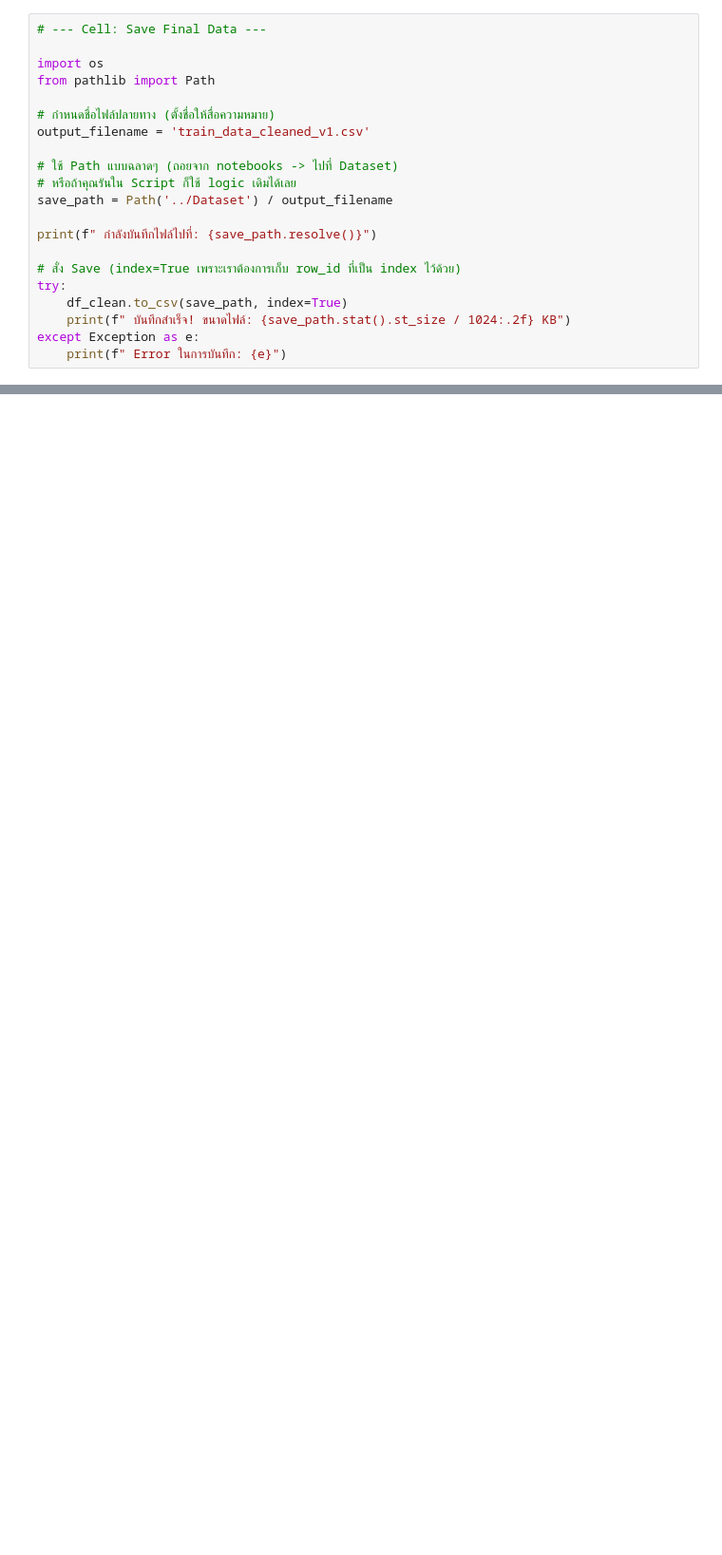
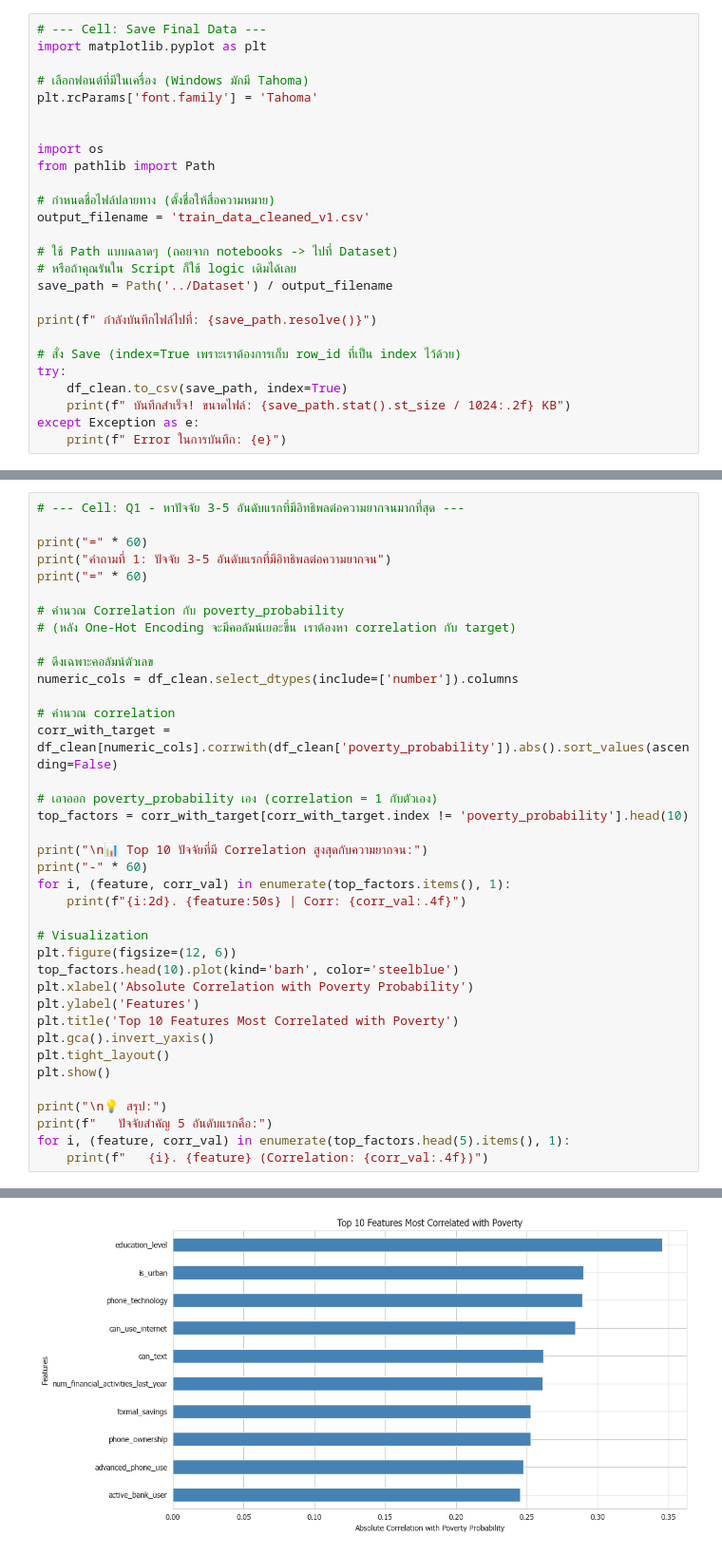
Before and after one commit to jirapatprabmak-hue/Poverty_prediction_capstone, a Jupyter notebook: src/eda_cleaning.ipynb, the cells around one changed output, grey strips where cells are left out. Shown at 95% size. Cells and saved outputs as stored; diff of their text form; blank space fills up the shorter version.

```diff
--- a/src/eda_cleaning.ipynb
+++ b/src/eda_cleaning.ipynb
@@ -172,6 +181,11 @@ Shape: (12600, 83)
 ========================================
 # %%
 # --- Cell: Save Final Data ---
+import matplotlib.pyplot as plt
+
+# เลือกฟอนต์ที่มีในเครื่อง (Windows มักมี Tahoma)
+plt.rcParams['font.family'] = 'Tahoma'
+
 
 import os
 from pathlib import Path
@@ -196,0 +546,39 @@ except Exception as e:
+# %%
+# --- Cell: Q1 - หาปัจจัย 3-5 อันดับแรกที่มีอิทธิพลต่อความยากจนมากที่สุด ---
+
+print("=" * 60)
+print("คำถามที่ 1: ปัจจัย 3-5 อันดับแรกที่มีอิทธิพลต่อความยากจน")
+print("=" * 60)
+
+# คำนวณ Correlation กับ poverty_probability
+# (หลัง One-Hot Encoding จะมีคอลัมน์เยอะขึ้น เราต้องหา correlation กับ target)
+
+# ดึงเฉพาะคอลัมน์ตัวเลข
+numeric_cols = df_clean.select_dtypes(include=['number']).columns
+
+# คำนวณ correlation
+corr_with_target = df_clean[numeric_cols].corrwith(df_clean['poverty_probability']).abs().sort_values(ascending=False)
+
+# เอาออก poverty_probability เอง (correlation = 1 กับตัวเอง)
+top_factors = corr_with_target[corr_with_target.index != 'poverty_probability'].head(10)
+
+print("\n📊 Top 10 ปัจจัยที่มี Correlation สูงสุดกับความยากจน:")
+print("-" * 60)
+for i, (feature, corr_val) in enumerate(top_factors.items(), 1):
+    print(f"{i:2d}. {feature:50s} | Corr: {corr_val:.4f}")
+
+# Visualization
+plt.figure(figsize=(12, 6))
+top_factors.head(10).plot(kind='barh', color='steelblue')
+plt.xlabel('Absolute Correlation with Poverty Probability')
+plt.ylabel('Features')
+plt.title('Top 10 Features Most Correlated with Poverty')
+plt.gca().invert_yaxis()
+plt.tight_layout()
+plt.show()
+
+print("\n💡 สรุป:")
+print(f"   ปัจจัยสำคัญ 5 อันดับแรกคือ:")
+for i, (feature, corr_val) in enumerate(top_factors.head(5).items(), 1):
+    print(f"   {i}. {feature} (Correlation: {corr_val:.4f})")
+# %% [output]
@@ -196,0 +601 @@ except Exception as e:
+[figure, added]
```
Also changed, not shown: parts of 18 cells of this notebook.
